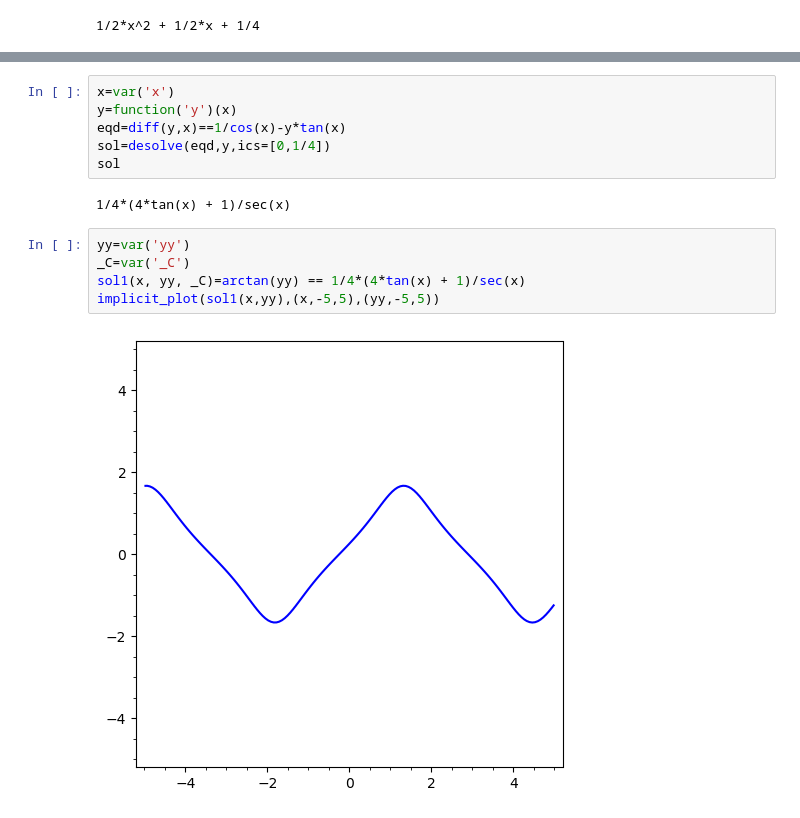
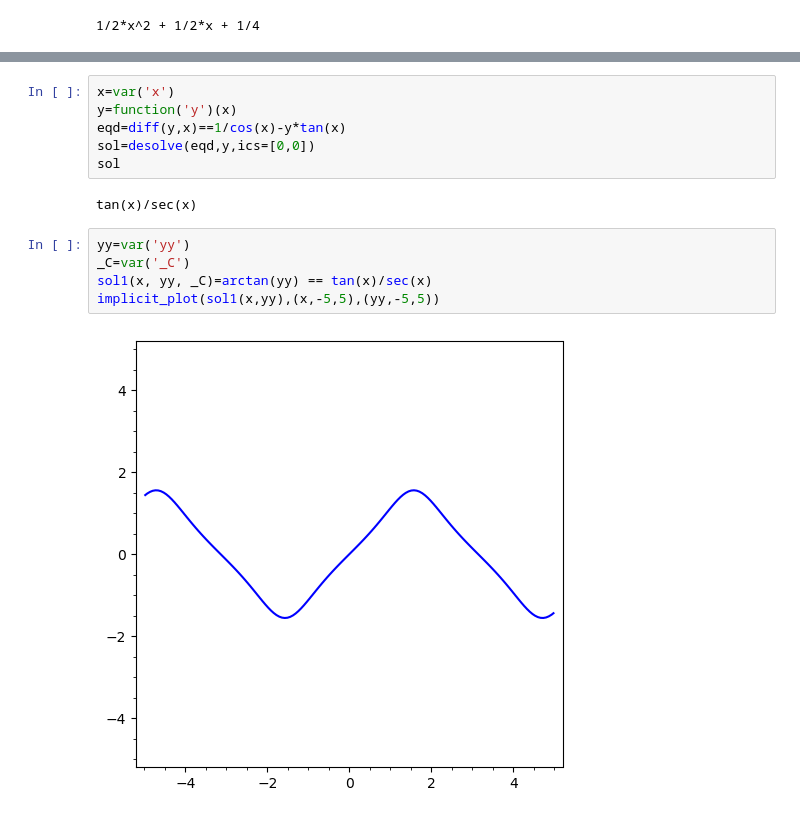
Before and after one commit to arthurhoreanu/uni, a Jupyter notebook: I.2/sd/l2.ipynb, the cells around one changed output, grey strips where cells are left out. Drawn from its saved outputs; the diff is of its cells as text.

```diff
--- a/I.2/sd/l2.ipynb
+++ b/I.2/sd/l2.ipynb
@@ -145,14 +144,14 @@ implicit_plot(sol1(x,yy),(x,-5,5),(yy,-5,5))
 x=var('x')
 y=function('y')(x)
 eqd=diff(y,x)==1/cos(x)-y*tan(x)
-sol=desolve(eqd,y,ics=[0,1/4])
+sol=desolve(eqd,y,ics=[0,0])
 sol
 # %% [output]
-1/4*(4*tan(x) + 1)/sec(x)
+tan(x)/sec(x)
 # %%
 yy=var('yy')
 _C=var('_C')
-sol1(x, yy, _C)=arctan(yy) == 1/4*(4*tan(x) + 1)/sec(x)
+sol1(x, yy, _C)=arctan(yy) == tan(x)/sec(x)
 implicit_plot(sol1(x,yy),(x,-5,5),(yy,-5,5))
 # %% [output]
-[figure, old version]
+[figure, new version]
```
Also changed, not shown: parts of 11 cells of this notebook.
